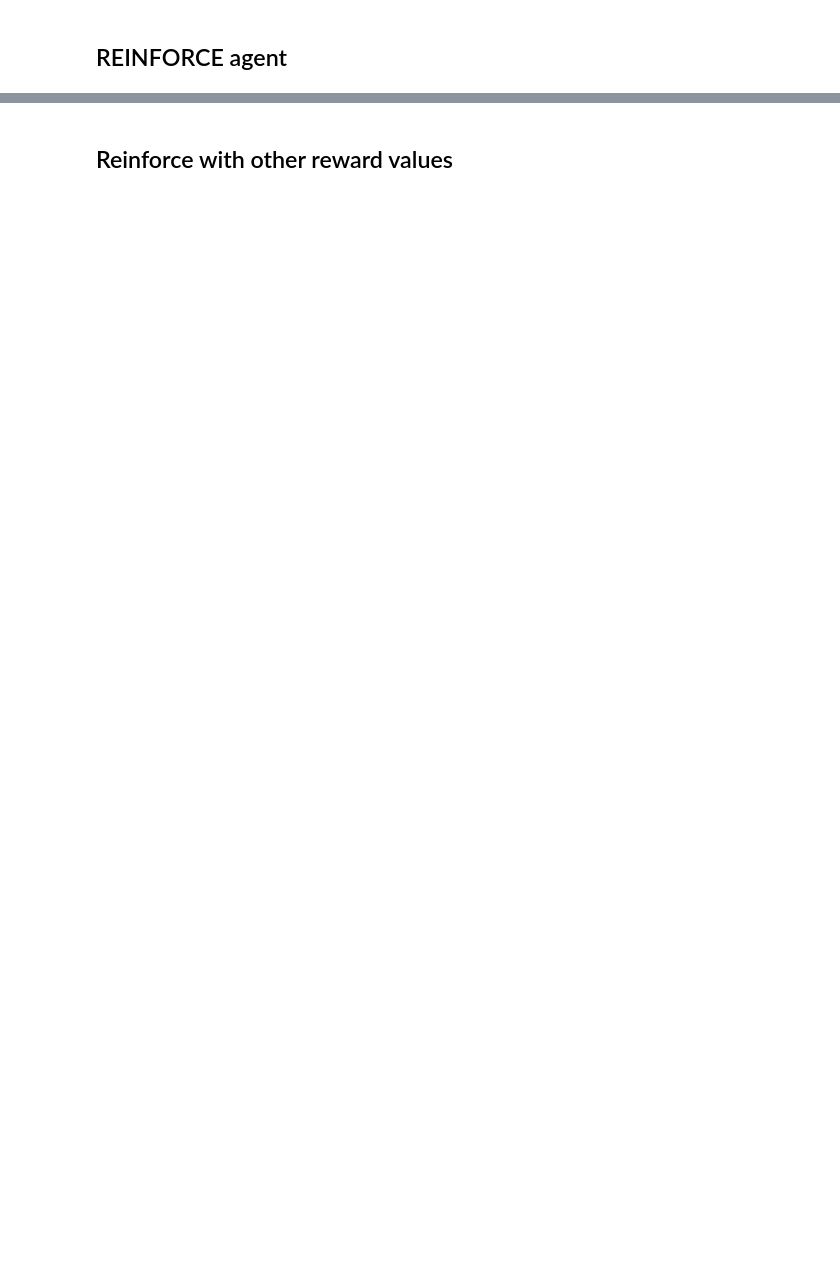
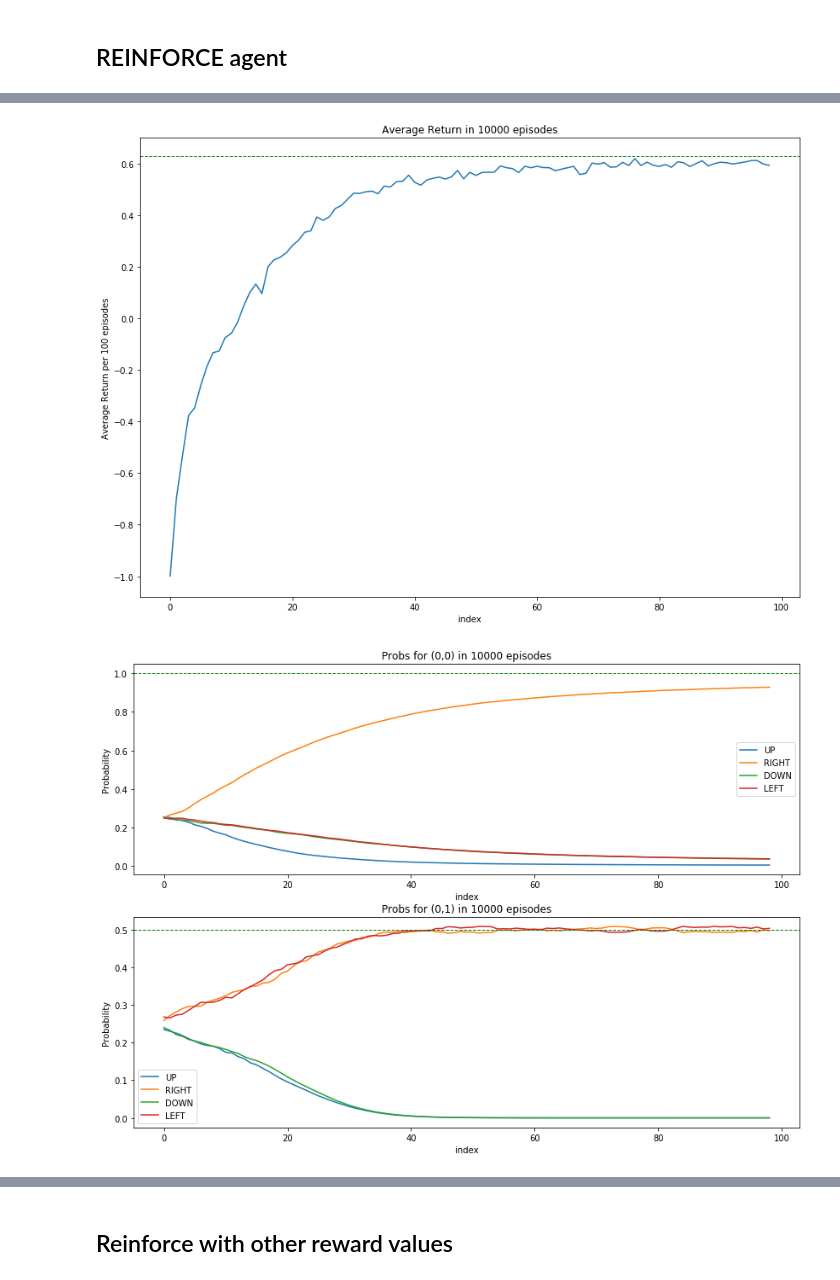
Before and after one commit to nimamahmoudi/rlai-policy-gradient-methods, a Jupyter notebook: step1_reinforce1.ipynb, the cells around one changed output, grey strips where cells are left out. Drawn from its saved outputs; the diff is of its cells as text; code cells hidden in the pictures; blank space fills up the shorter version.

```diff
--- a/step1_reinforce1.ipynb
+++ b/step1_reinforce1.ipynb
@@ -30,7 +27,7 @@ The autoreload extension is already loaded. To reload it, use:
 from envs import SmartVac
 from agents import ReinforceAgent
 
-max_episode_steps = 1000000
+max_episode_steps = 1000
 results_folder = 'res/'
 figs_folder = 'figs/'
 # %% [markdown]
@@ -133,35 +138,40 @@ plt.title(f'Probs for (0,0) in {episode_count} episodes')
 plt.xlabel(f'index')
 plt.ylabel(f'Probability')
 plt.legend(['UP', 'RIGHT', 'DOWN', 'LEFT'])
+plt.axhline(y=1, linewidth=1, color="g", linestyle='--')
 
 plt.subplot(212)
 plt.plot(probs2)
 plt.title(f'Probs for (0,1) in {episode_count} episodes')
 plt.xlabel(f'index')
 plt.ylabel(f'Probability')
 plt.legend(['UP', 'RIGHT', 'DOWN', 'LEFT'])
+plt.axhline(y=.5, linewidth=1, color="g", linestyle='--')
 plt.show()
 
 print('')
 
 results = f'Average: \t\t\t{np.mean(avgs):5.3f}'
 results += f'\nBest {plot_count} Average: \t{np.max(avgs):5.3f}'
 results += f'\nLast {plot_count} Average: \t{avgs[-1]:5.3f}'
 
 # print(agent.theta)
 results += f'\n\nAgent: {agent_name} \tAlpha: {alpha}'
 
 test_xs = [0, 1, 2, 3, 4]
 test_ys = [1, 1, 1, 1, 1]
 for i in range(len(test_xs)):
     env.x = test_xs[i]
     env.y = test_ys[i]
     obs = env.get_obs()
     probs = agent.get_action_vals_for_obs(obs)
     results += f'\nx: {env.x}, y:{env.y}, probs: [{probs[0]:4.2f},{probs[1]:4.2f},{probs[2]:4.2f},{probs[3]:4.2f}]'
 
 print(results)
 # Write to file if needed
 # file = open(f'{results_folder}agent_{agent_name}_{params_str}.txt', 'w')
 # file.write(results)
 # file.close()
+# %% [output]
+[figure, added]
+[figure, added]
```
Also changed, not shown: parts of 5 cells of this notebook, 5 other files.
